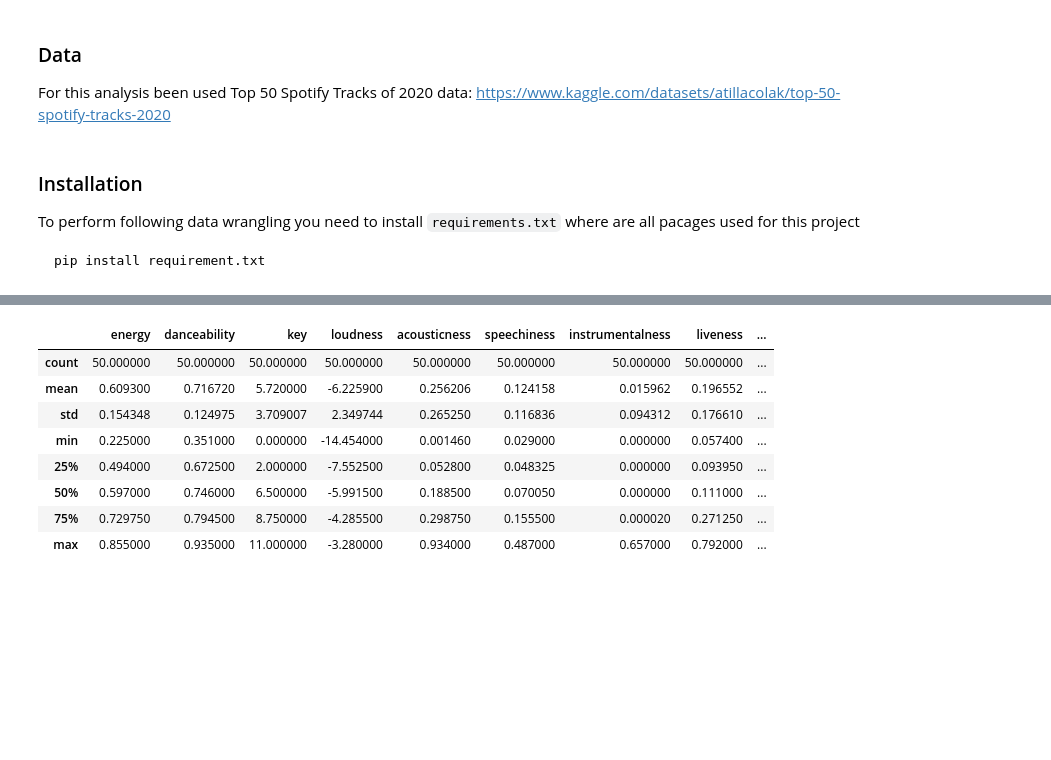
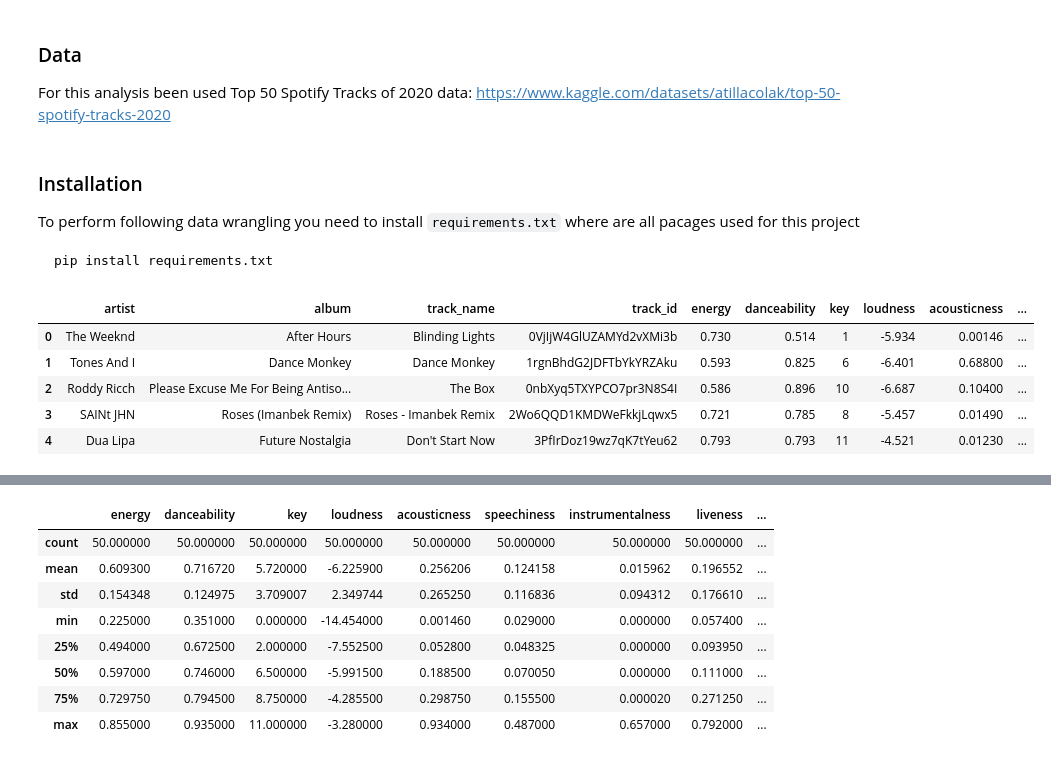
Before and after one commit to everyonehatesLin3lis/Test, a Jupyter notebook: Project.ipynb, the cells around one changed output, grey strips where cells are left out. Drawn from its saved outputs; the diff is of its cells as text; code cells hidden in the pictures; blank space fills up the shorter version.

````diff
--- a/Project.ipynb
+++ b/Project.ipynb
@@ -8,7 +8,7 @@ For this analysis been used Top 50 Spotify Tracks of 2020 data: https://www.kagg
 To perform following data wrangling you need to install `requirements.txt` where are all pacages used for this project
 
 ```bash
-pip install requirement.txt
+pip install requirements.txt
 ```
 # %%
 import pandas as pd
@@ -28,0 +24,9 @@ df = pd.DataFrame(data)
+# %%
+df.head()
+# %% [output]
+|  | artist | album | track_name | track_id | energy | danceability | key | loudness | acousticness | ... |
+| 0 | The Weeknd | After Hours | Blinding Lights | 0VjIjW4GlUZAMYd2vXMi3b | 0.730 | 0.514 | 1 | -5.934 | 0.00146 | ... |
+| 1 | Tones And I | Dance Monkey | Dance Monkey | 1rgnBhdG2JDFTbYkYRZAku | 0.593 | 0.825 | 6 | -6.401 | 0.68800 | ... |
+| 2 | Roddy Ricch | Please Excuse Me For Being Antiso... | The Box | 0nbXyq5TXYPCO7pr3N8S4I | 0.586 | 0.896 | 10 | -6.687 | 0.10400 | ... |
+| 3 | SAINt JHN | Roses (Imanbek Remix) | Roses - Imanbek Remix | 2Wo6QQD1KMDWeFkkjLqwx5 | 0.721 | 0.785 | 8 | -5.457 | 0.01490 | ... |
+| 4 | Dua Lipa | Future Nostalgia | Don't Start Now | 3PfIrDoz19wz7qK7tYeu62 | 0.793 | 0.793 | 11 | -4.521 | 0.01230 | ... |
````
Also changed, not shown: parts of 67 cells of this notebook, 3 other files.
